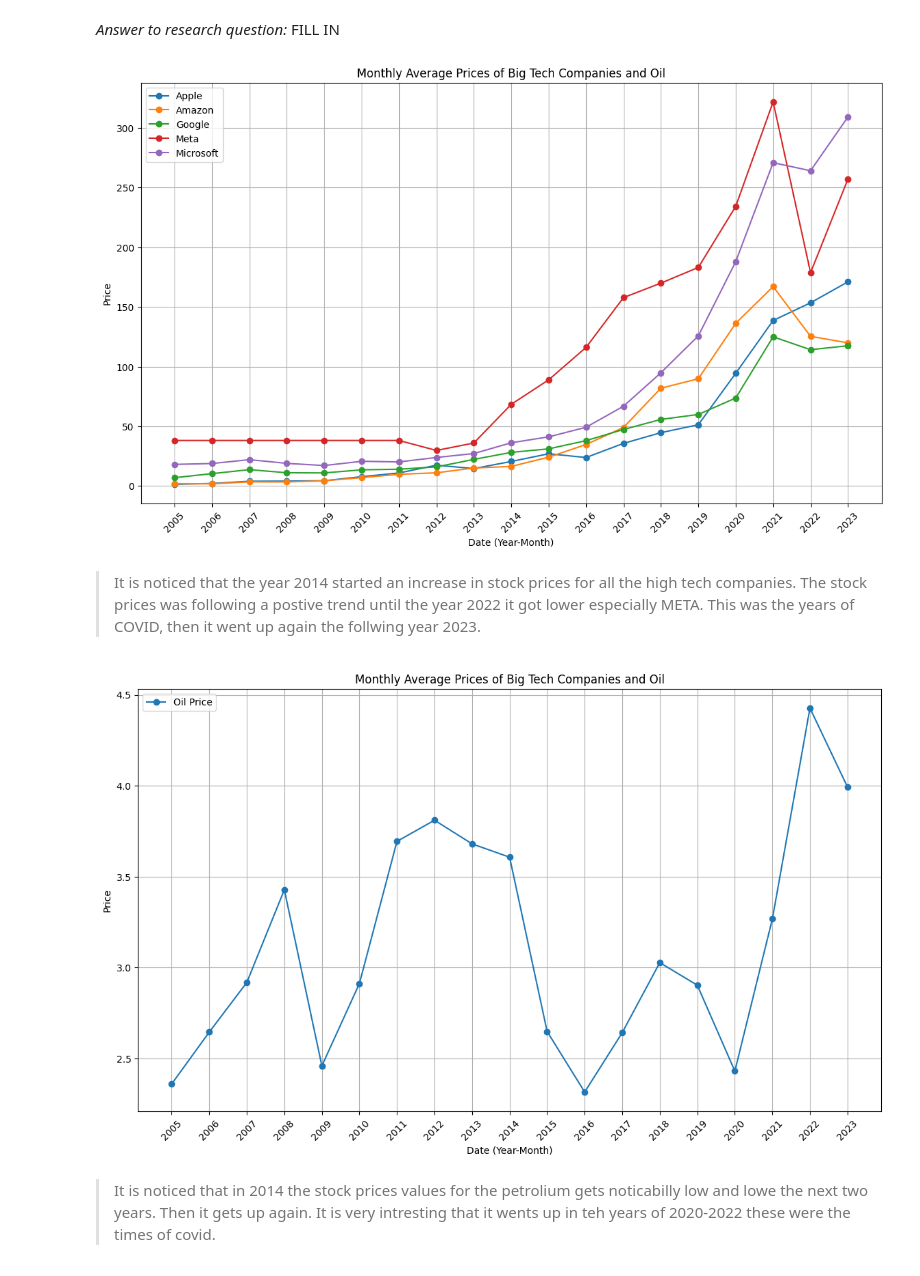
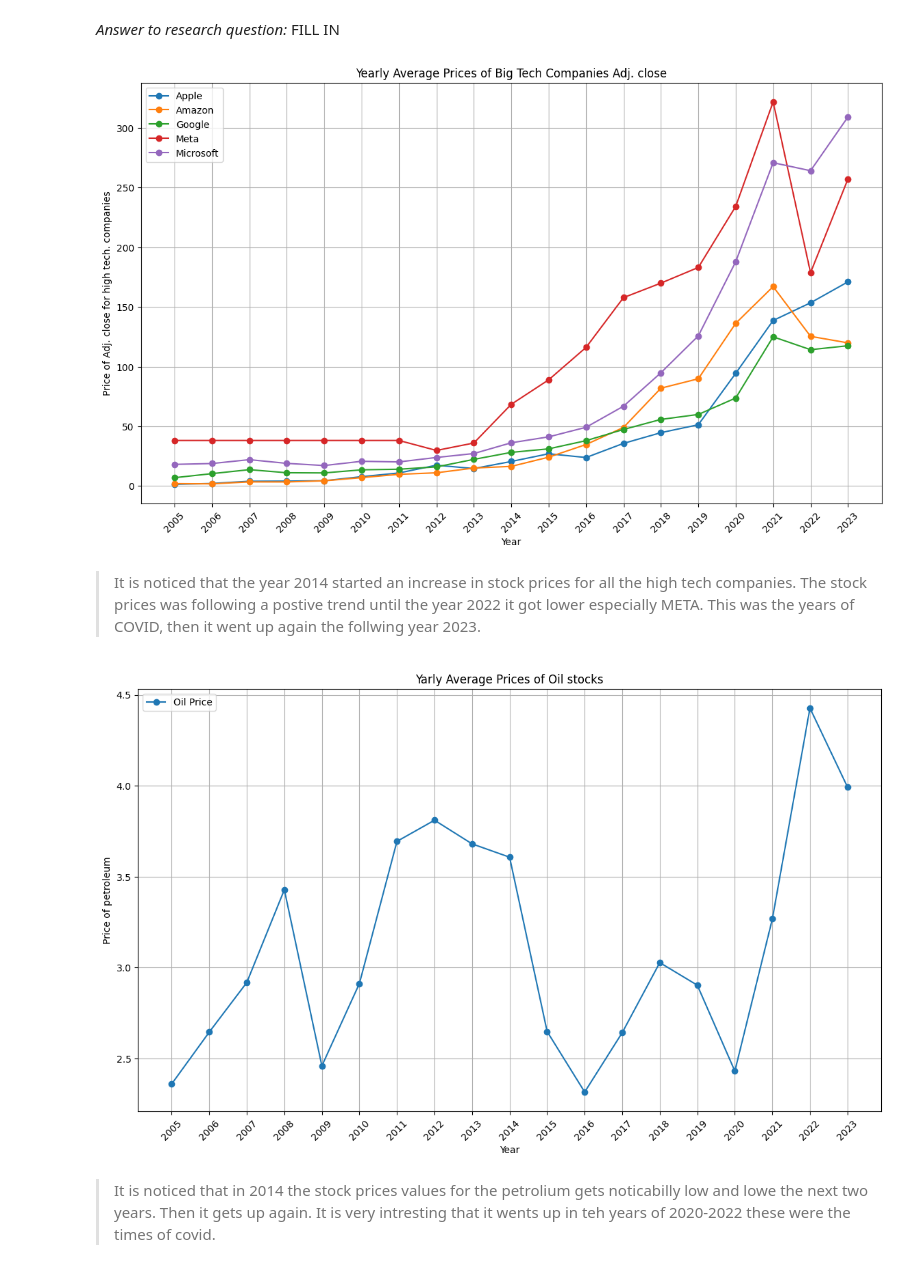
Before and after one commit to sondosaabed/Oil-vs-BigTech-stock-investigation, a Jupyter notebook: oil-bigTechCompanies-investigation.ipynb, the cells around one changed output. Drawn from its saved outputs; the diff is of its cells as text; code cells hidden in the pictures.

```diff
--- a/oil-bigTechCompanies-investigation.ipynb
+++ b/oil-bigTechCompanies-investigation.ipynb
@@ -893,36 +961,36 @@ monthly_data = merged_data.groupby('year')[numeric_cols].mean().reset_index()
 yearly_data = merged_data.groupby('year')[numeric_cols].mean().reset_index()
 # %%
 plt.figure(figsize=(14, 8))
-plt.plot(monthly_data['year'].astype(str), monthly_data['adj_close_aapl'], label='Apple', linestyle='-', marker='o')
-plt.plot(monthly_data['year'].astype(str), monthly_data['adj_close_amzn'], label='Amazon', linestyle='-', marker='o')
-plt.plot(monthly_data['year'].astype(str), monthly_data['adj_close_googl'], label='Google', linestyle='-', marker='o')
-plt.plot(monthly_data['year'].astype(str), monthly_data['adj_close_meta'], label='Meta', linestyle='-', marker='o')
-plt.plot(monthly_data['year'].astype(str), monthly_data['adj_close_msft'], label='Microsoft', linestyle='-', marker='o')
+plt.plot(yearly_data['year'].astype(str), yearly_data['adj_close_aapl'], label='Apple', linestyle='-', marker='o')
+plt.plot(yearly_data['year'].astype(str), yearly_data['adj_close_amzn'], label='Amazon', linestyle='-', marker='o')
+plt.plot(yearly_data['year'].astype(str), yearly_data['adj_close_googl'], label='Google', linestyle='-', marker='o')
+plt.plot(yearly_data['year'].astype(str), yearly_data['adj_close_meta'], label='Meta', linestyle='-', marker='o')
+plt.plot(yearly_data['year'].astype(str), yearly_data['adj_close_msft'], label='Microsoft', linestyle='-', marker='o')
 
-plt.xlabel('Date (Year-Month)')
-plt.ylabel('Price')
-plt.title('Monthly Average Prices of Big Tech Companies and Oil')
+plt.xlabel('Year')
+plt.ylabel('Price of Adj. close for high tech. companies')
+plt.title('Yearly Average Prices of Big Tech Companies Adj. close')
 plt.legend()
 plt.grid(True)
 plt.xticks(rotation=45)
 plt.show()
 # %% [output]
-[figure, old version]
+[figure, new version]
 # %% [markdown]
 > It is noticed that the year 2014 started an increase in stock prices for all the high tech companies. The stock prices was following a postive trend until the year 2022 it got lower especially META. This was the years of COVID, then it went up again the follwing year 2023.
 # %%
 plt.figure(figsize=(14, 8))
-plt.plot(monthly_data['year'].astype(str), monthly_data['price_oil'], label='Oil Price', linestyle='-', marker='o')
+plt.plot(yearly_data['year'].astype(str), yearly_data['price_oil'], label='Oil Price', linestyle='-', marker='o')
 
-plt.xlabel('Date (Year-Month)')
-plt.ylabel('Price')
-plt.title('Monthly Average Prices of Big Tech Companies and Oil')
+plt.xlabel('Year')
+plt.ylabel('Price of petroleum')
+plt.title('Yarly Average Prices of Oil stocks')
 plt.legend()
 plt.grid(True)
 plt.xticks(rotation=45)
 plt.show()
 # %% [output]
-[figure, old version]
+[figure, new version]
 # %% [markdown]
 > It is noticed that in 2014 the stock prices values for the petrolium gets noticabilly low and lowe the next two years. Then it gets up again. It is very intresting that it wents up in teh years of 2020-2022 these were the times of covid.
 # %% [markdown]
```
Also changed, not shown: parts of 47 cells of this notebook.
